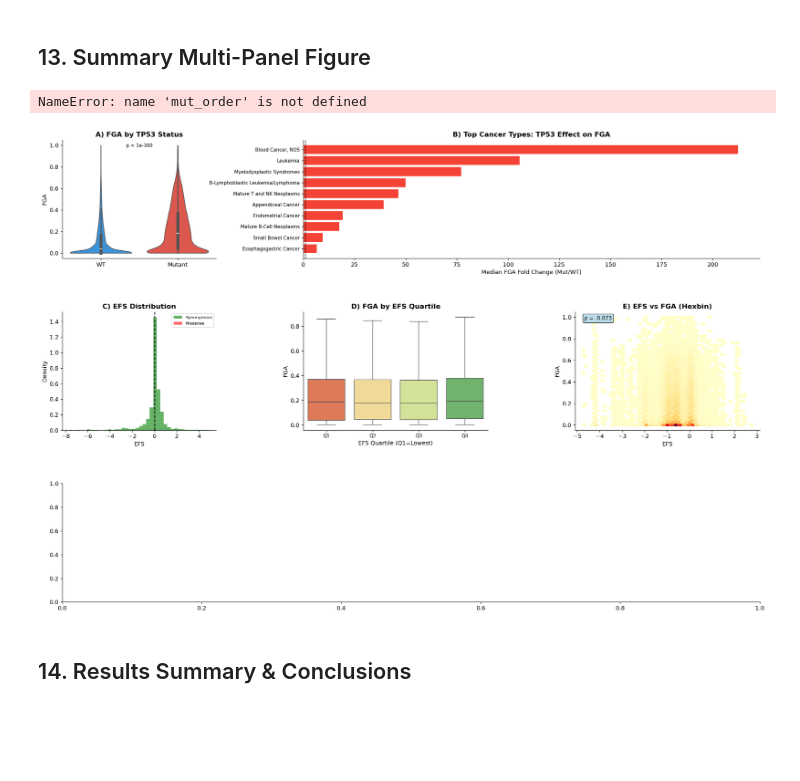
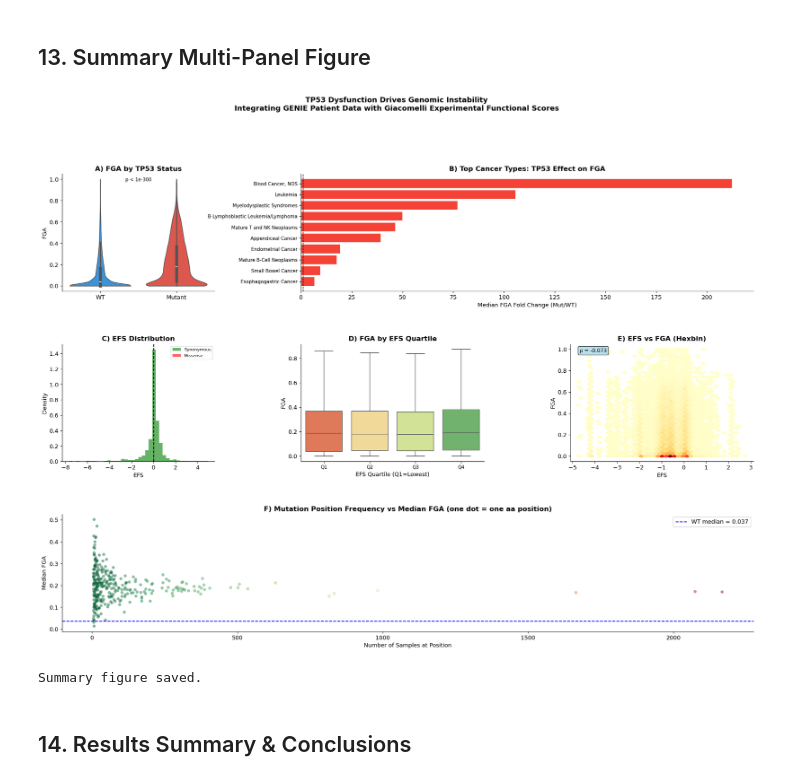
Before and after one commit to OrnitB/cancer_bioinformatics, a Jupyter notebook: project/tp53_cnv_analysis.ipynb, the cells around one changed output. Saved outputs shown, nothing was run; the diff lists cells and outputs as text; code cells hidden in the pictures; blank space fills up the shorter version.

```diff
--- a/project/tp53_cnv_analysis.ipynb
+++ b/project/tp53_cnv_analysis.ipynb
@@ -1174,43 +1174,56 @@ ax_c.set_xlabel('EFS'); ax_c.set_ylabel('Density')
 ax_c.set_title('C) EFS Distribution', fontweight='bold')
 ax_c.legend(fontsize=8)
 
 # --- Panel D: EFS quartile vs FGA ---
 ax_d = fig.add_subplot(gs[1, 1])
 sns.boxplot(data=efs_fga, x='EFS_quartile', y='FGA',
             order=order_q, palette='RdYlGn',
             showfliers=False, ax=ax_d)
 ax_d.set_xticklabels(['Q1', 'Q2', 'Q3', 'Q4'], fontsize=9)
 ax_d.set_xlabel('EFS Quartile (Q1=Lowest)'); ax_d.set_ylabel('FGA')
 ax_d.set_title('D) FGA by EFS Quartile', fontweight='bold')
 
 # --- Panel E: EFS-FGA scatter (hexbin) ---
 ax_e = fig.add_subplot(gs[1, 2])
 ax_e.hexbin(efs_fga['EFS_final'], efs_fga['FGA'], gridsize=40, cmap='YlOrRd', mincnt=1)
 ax_e.set_xlabel('EFS'); ax_e.set_ylabel('FGA')
 ax_e.set_title('E) EFS vs FGA (Hexbin)', fontweight='bold')
 ax_e.annotate(f'ρ = {rho:.3f}', xy=(0.05, 0.93), xycoords='axes fraction', fontsize=10,
               bbox=dict(boxstyle='round', facecolor='lightblue', alpha=0.8))
 
-# --- Panel F: Hotspot mutations FGA ---
+# --- Panel F: Position frequency vs median FGA ---
 ax_f = fig.add_subplot(gs[2, :])
-df_top_sorted = df_top.copy()
-sns.boxplot(data=df_top_sorted, x='TP53_mutation', y='FGA', order=mut_order,
-            palette='RdYlBu_r', showfliers=False, ax=ax_f)
-ax_f.axhline(y=wt_fga.median(), color='blue', linestyle='--', linewidth=1.5, label=f'WT median = {wt_fga.median():.3f}')
-ax_f.set_xticklabels(ax_f.get_xticklabels(), rotation=35, ha='right')
-ax_f.set_title('F) FGA per TP53 Hotspot Mutation', fontweight='bold')
-ax_f.set_xlabel('TP53 Mutation'); ax_f.set_ylabel('FGA')
+import re
+def extract_position(mut):
+    m = re.search(r'[A-Z*]?(\d+)', str(mut))
+    return int(m.group(1)) if m else None
+df_mut_pos = df_analysis[df_analysis['TP53_mut_simple'] == 'Mutant'].copy()
+df_mut_pos['aa_position'] = df_mut_pos['TP53_mutation'].apply(extract_position)
+df_mut_pos = df_mut_pos.dropna(subset=['aa_position'])
+df_mut_pos['aa_position'] = df_mut_pos['aa_position'].astype(int)
+pos_cnt = df_mut_pos['aa_position'].value_counts()
+pos_stats_f = df_mut_pos.groupby('aa_position').agg(
+    n_samples=('FGA', 'count'), median_FGA=('FGA', 'median')).reset_index()
+pos_stats_f = pos_stats_f[pos_stats_f['n_samples'] >= 5]
+ax_f.scatter(pos_stats_f['n_samples'], pos_stats_f['median_FGA'],
+             alpha=0.5, edgecolors='gray', linewidth=0.3, s=30,
+             c=pos_stats_f['n_samples'], cmap='RdYlGn_r')
+ax_f.axhline(y=wt_fga.median(), color='blue', linestyle='--', linewidth=1.5,
+             label=f'WT median = {wt_fga.median():.3f}')
+ax_f.set_xlabel('Number of Samples at Position')
+ax_f.set_ylabel('Median FGA')
+ax_f.set_title('F) Mutation Position Frequency vs Median FGA (one dot = one aa position)', fontweight='bold')
 ax_f.legend()
 
 fig.suptitle('TP53 Dysfunction Drives Genomic Instability\nIntegrating GENIE Patient Data with Giacomelli Experimental Functional Scores',
              fontsize=14, fontweight='bold', y=1.01)
 
 plt.savefig('figures/summary_figure.png', dpi=150, bbox_inches='tight')
 plt.show()
 print('Summary figure saved.')
 # %% [output]
+[figure, new version]
-NameError: name 'mut_order' is not defined
+Summary figure saved.
-[figure, old version]
 # %% [markdown]
 ## 14. Results Summary & Conclusions
 # %%
```
Also changed, not shown: parts of 2 cells of this notebook, 1 other file.
